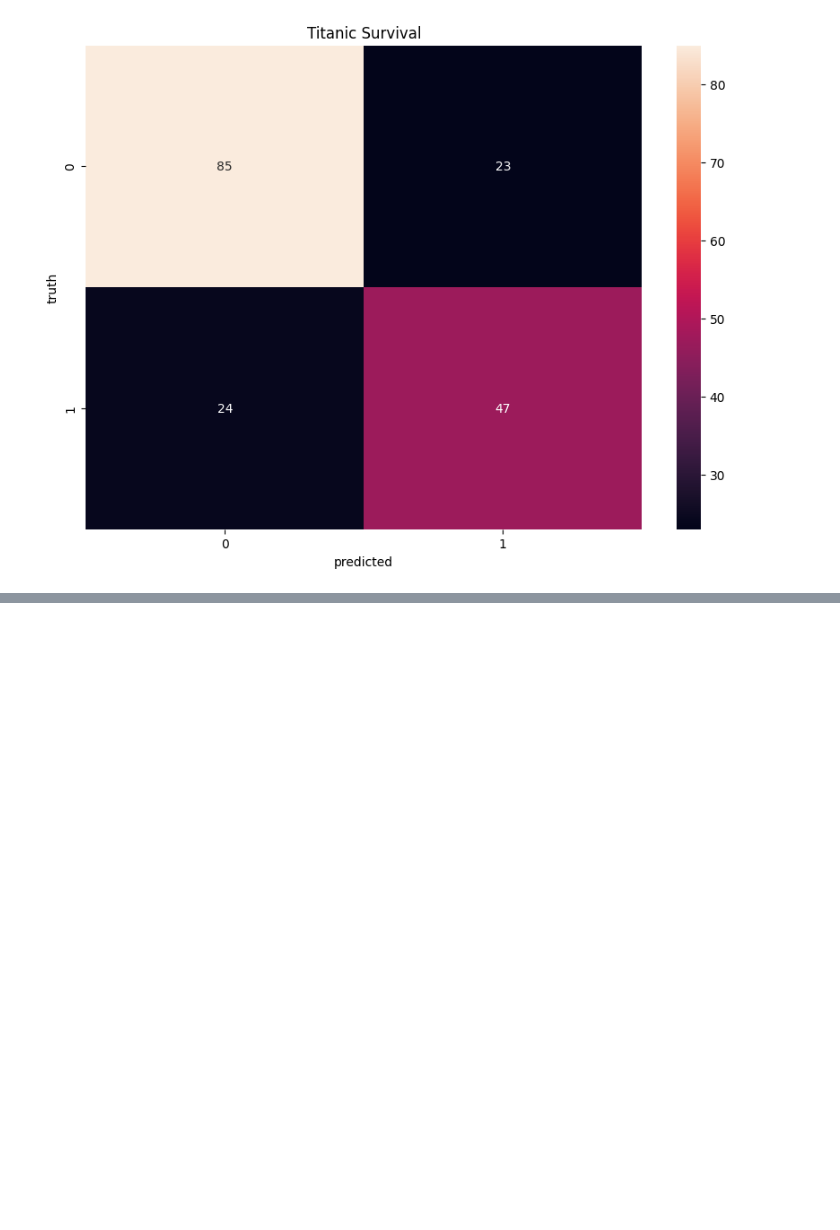
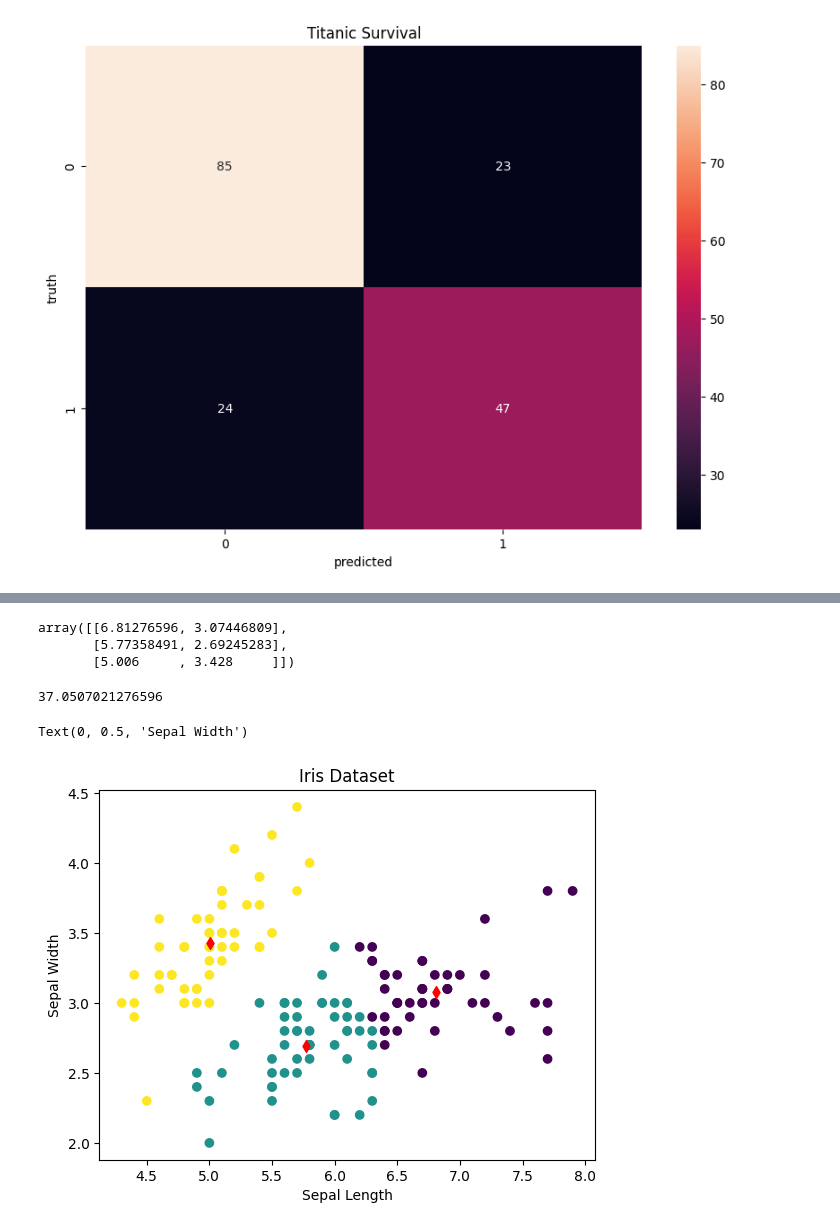
Before and after one commit to kailai-13/ML_Hands_On, a Jupyter notebook: All_ML_Hands_On.ipynb, the cells around one changed output, grey strips where cells are left out. Saved outputs shown, nothing was run; the diff lists cells and outputs as text; code cells hidden in the pictures; blank space fills up the shorter version.

```diff
--- a/All_ML_Hands_On (1).ipynb
+++ b/All_ML_Hands_On.ipynb
@@ -769,0 +852,2 @@ Text(95.72222222222221, 0.5, 'truth')
+# %%
+iris=load_iris()
@@ -769,0 +865,8 @@ Text(95.72222222222221, 0.5, 'truth')
+# %%
+inp=iris.data[:,:2]
+# %%
+mm=MinMaxScaler()
+inp=mm.fit_transform(inp)
+# %%
+km=KMeans(n_clusters=3)
+km.fit_predict(inp)
@@ -769,0 +881,19 @@ Text(95.72222222222221, 0.5, 'truth')
+# %%
+km.cluster_centers_
+# %% [output]
+array([[6.81276596, 3.07446809],
+       [5.77358491, 2.69245283],
+       [5.006     , 3.428     ]])
+# %%
+km.inertia_
+# %% [output]
+37.0507021276596
+# %%
+plt.scatter(inp[:,0],inp[:,1],c=km.labels_)
+plt.scatter(km.cluster_centers_[:,0],km.cluster_centers_[:,1],color='red',marker='d')
+plt.title('Iris Dataset')
+plt.xlabel('Sepal Length')
+plt.ylabel('Sepal Width')
+# %% [output]
+Text(0, 0.5, 'Sepal Width')
+[figure, added]
```
Also changed, not shown: parts of 23 cells of this notebook, 1 other file.
